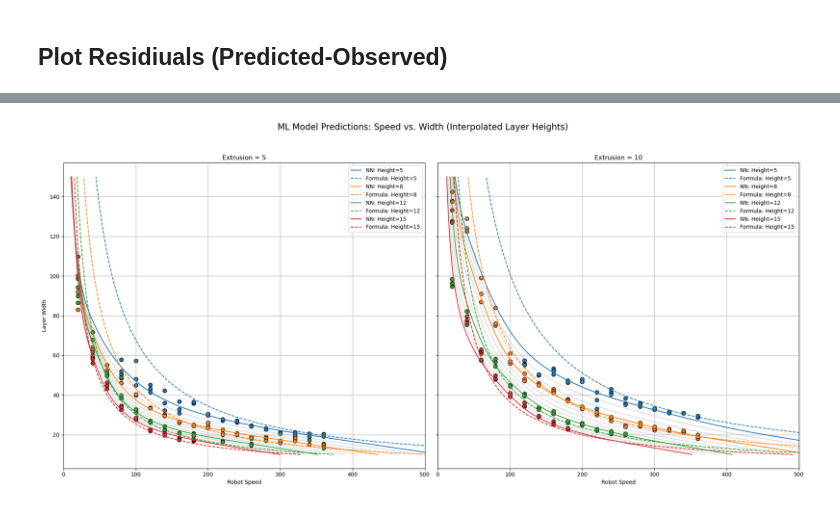
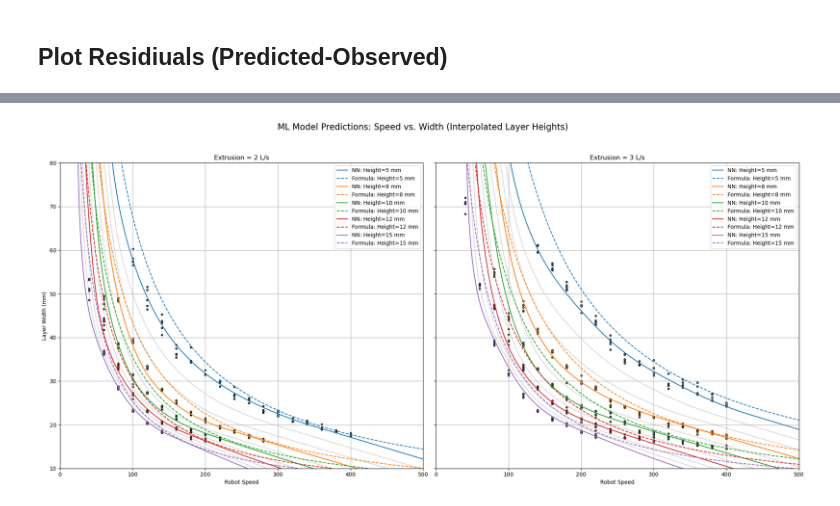
Before and after one commit to ozgucbertug/3DCP-Extrusion-Parameter-Optimization, a Jupyter notebook: data_driven_3dcp.ipynb, the cells around one changed output, grey strips where cells are left out. Cells and saved outputs as stored; diff of their text form; code cells hidden in the pictures.

Commit message:
winter data

```diff
--- a/data_driven_3dcp.ipynb
+++ b/data_driven_3dcp.ipynb
@@ -60,3 +35,12 @@ max    360.000000   10.00000     15.000000   142.500000
+# %%
+summer_data_path = 'data/data_3dcp_sClean.csv'
+winter_data_path = 'data/data_3dcp_wClean.csv'
+
+summer_data = pd.read_csv(summer_data_path)
+winter_data = pd.read_csv(winter_data_path)
+concat_data = pd.concat([summer_data, winter_data], axis=0)
+
+data = winter_data
 # %% [markdown]
 ## Train-Test Split
 # %%
@@ -73,16 +57,16 @@ Test set shape: (64, 3)
 # %% [markdown]
 # Neural Network Model
 # %%
-K_FOLD = False
+K_FOLD = True
 
-BATCH_SIZE = 16
+BATCH_SIZE = 64
 
-SAVE_MODEL = False
+TRAIN_MODEL = True
+SAVE_MODEL = True
 LOAD_MODEL = True
-TRAIN_MODEL = False
 
 SAVE_DIR = 'model'
-FILE_NAME = '3DCP_ANN'
+FILE_NAME = '3DCP_wANN'
 # %% [markdown]
 ## ANN Model
 # %%
@@ -163,8 +166,8 @@ X_train_scaled = scaler.fit_transform(X_train)
 X_test_scaled  = scaler.transform(X_test)
 
 nn = create_nn_model(input_dim=X_train_scaled.shape[1])
-early_stopping = EarlyStopping(monitor='loss', patience=20, restore_best_weights=True, verbose=0, min_delta = 1e-2)
-reduce_lr = ReduceLROnPlateau(monitor='loss', factor=0.5, patience=10, min_lr=1e-5, verbose=0, min_delta = 1e-2)
+early_stopping = EarlyStopping(monitor='val_loss', patience=20, restore_best_weights=True, verbose=0)
+reduce_lr = ReduceLROnPlateau(monitor='val_loss', factor=0.5, patience=10, min_lr=1e-5, verbose=0)
 
 if TRAIN_MODEL:
     history = nn.fit(X_train_scaled, y_train, epochs=1000, batch_size=BATCH_SIZE, verbose=2,
@@ -419,7 +456,7 @@ def plot_speed_vs_width_interpolation(
     scaler,
     flowrates,
     main_heights=[5, 8, 12, 15],
-    extrusions=[5, 10],
+    extrusions=[2, 3],
     w_min=10,
     w_max=150,
     w_points=100,
@@ -487,7 +524,7 @@ def plot_speed_vs_width_interpolation(
             predicted_speed = nn_model.predict(X_scaled, verbose=0).flatten()
 
             # Plot NN predictions in color
-            ax.plot(predicted_speed, widths, label=f"NN: Height={h}", color=color)
+            ax.plot(predicted_speed, widths, label=f"NN: Height={h} mm", color=color)
 
             # Overlay actual data points if provided
             if data_points is not None:
@@ -498,38 +535,39 @@ def plot_speed_vs_width_interpolation(
                     ax.scatter(
                         subset["speed"],
                         subset["layer_width"],
-                        color=color, marker='o', edgecolor='black', s=50
+                        color=color, marker='o', edgecolor='black', s=10
                     )
 
             # -----------------------------
             # 3. Overlay mathematical model predictions (using flowrate from the flowrates list)
             # -----------------------------
             # Compute speeds for each width value using the math model:
             math_speeds = ((f) * 1e6) / (60 * ((widths * h) - (h**2) + ((h**2) * np.pi / 4)))
-            ax.plot(math_speeds, widths, linestyle='--', color=color, label=f"Formula: Height={h}")
+            ax.plot(math_speeds, widths, linestyle='--', color=color, label=f"Formula: Height={h} mm")
 
         ax.set_xlabel("Robot Speed")
-        ax.set_title(f"Extrusion = {e}")
+        ax.set_title(f"Extrusion = {e} L/s")
         ax.set_xlim(0, 500)
+        ax.set_ylim(w_min, w_max)
         ax.grid(True)
         ax.legend()
 
-    axes[0].set_ylabel("Layer Width")
+    axes[0].set_ylabel("Layer Width (mm)")
     fig.suptitle("ML Model Predictions: Speed vs. Width (Interpolated Layer Heights)", fontsize=16)
     plt.tight_layout(rect=[0, 0.03, 1, 0.95])
     plt.show()
 
 # Example usage:
 plot_speed_vs_width_interpolation(
     nn_model=nn,
     scaler=scaler,
     flowrates=[2, 3],
-    main_heights=[5, 8, 12, 15],
-    extrusions=[5, 10],
+    main_heights=[5, 8, 10, 12, 15],
+    extrusions=[2, 3],
     w_min=10,
-    w_max=150,
+    w_max=80,
     w_points=100,
     data_points=data
 )
 # %% [output]
-[figure, old version]
+[figure, new version]
```
Also changed, not shown: parts of 10 cells of this notebook, 12 other files.
